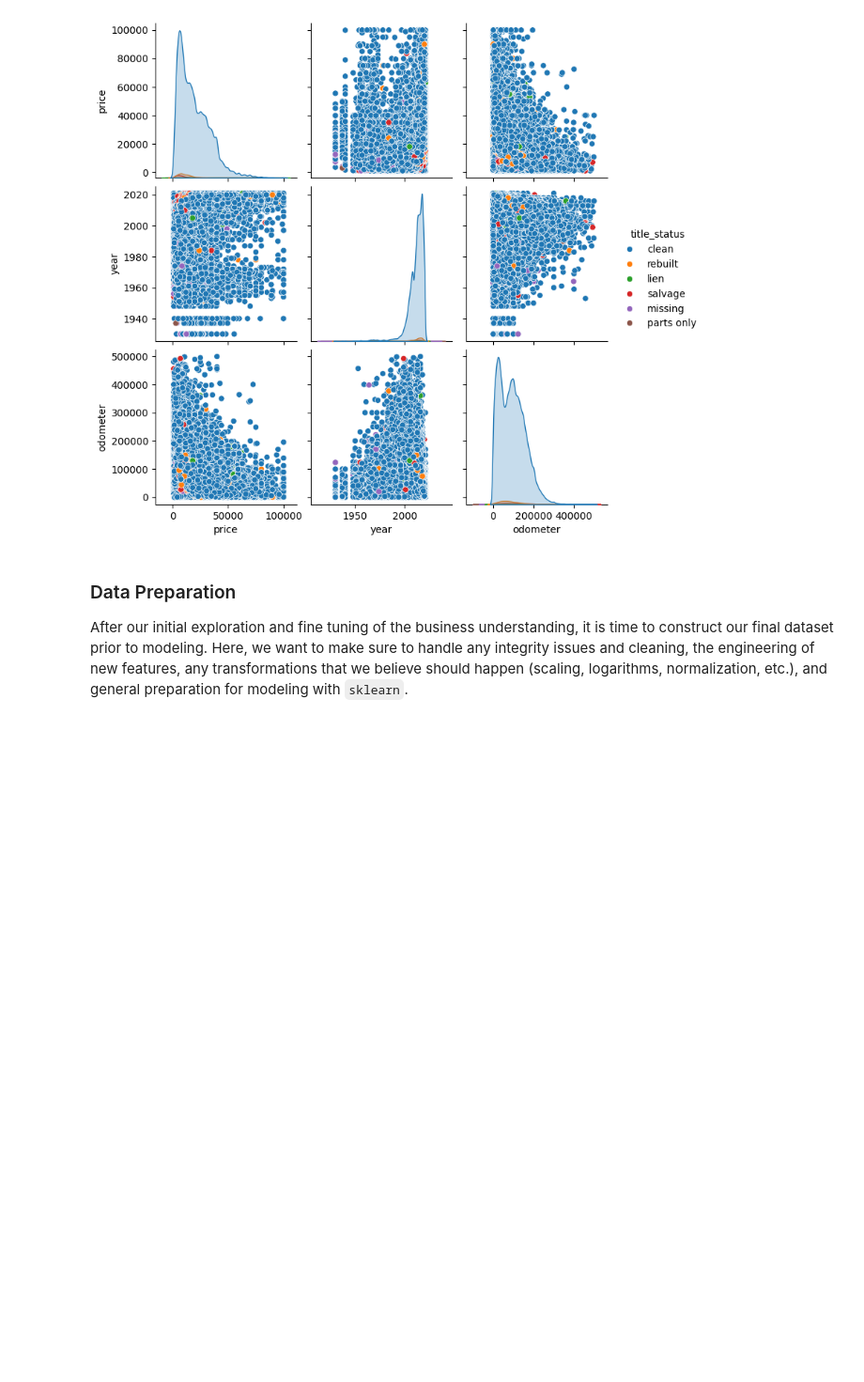
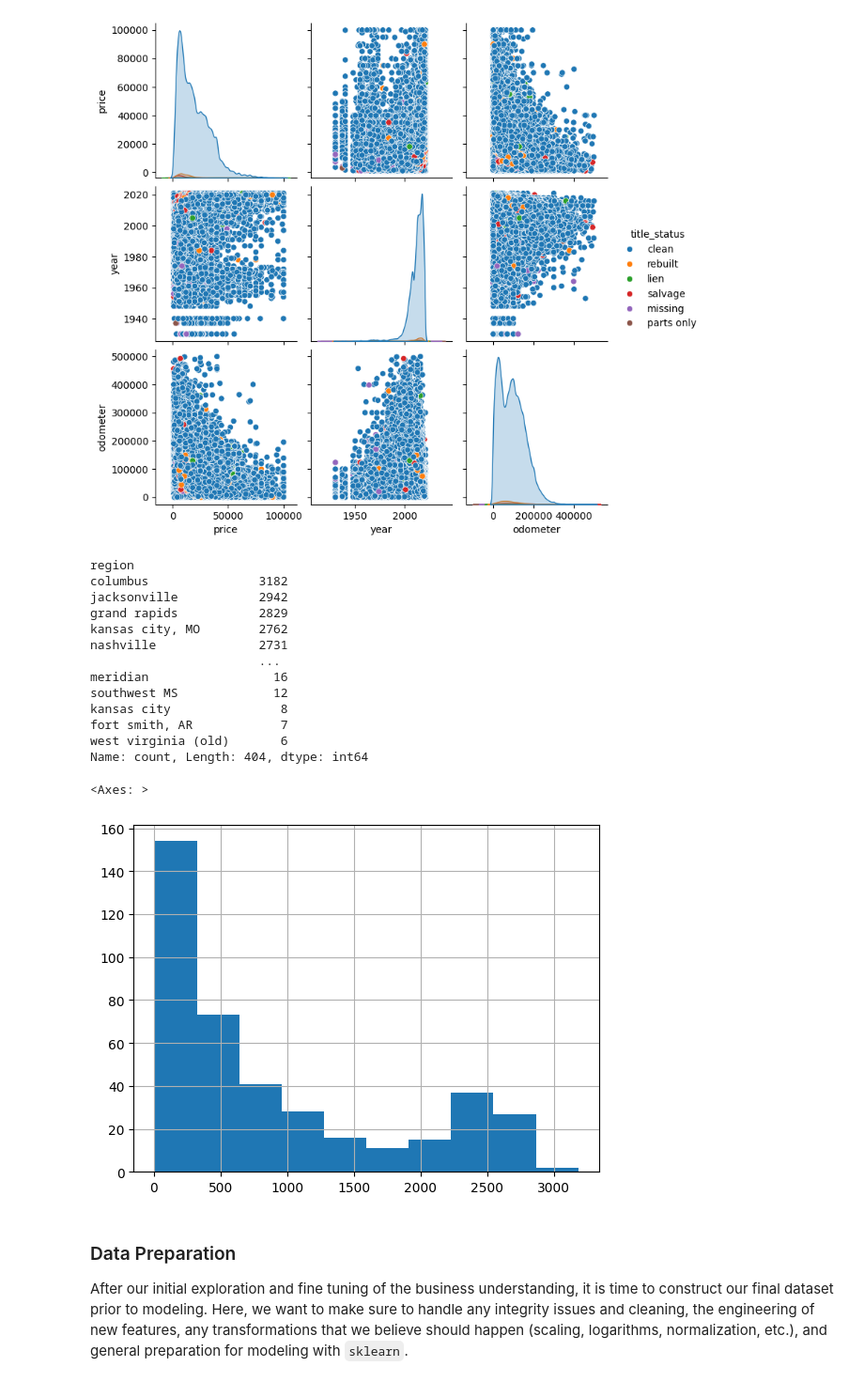
Before and after one commit to Raesu/pcmlai, a Jupyter notebook: Module 11/prompt_II.ipynb, the cells around one changed output. Shown at 94% size. Cells and saved outputs as stored; diff of their text form; code cells hidden in the pictures; blank space fills up the shorter version.

```diff
--- a/Module 11/prompt_II.ipynb
+++ b/Module 11/prompt_II.ipynb
@@ -418,6 +419,26 @@ sns.pairplot(df[['price', 'year', 'odometer','title_status']], hue='title_status
 # %% [output]
 <seaborn.axisgrid.PairGrid at 0x...>
 [figure]
+# %%
+# 404 regions with bimodal distribution of counts
+display(df.value_counts('region'))
+df.value_counts('region').hist()
+# %% [output]
+region
+columbus               3182
+jacksonville           2942
+grand rapids           2829
+kansas city, MO        2762
+nashville              2731
+                       ...
+meridian                 16
+southwest MS             12
+kansas city               8
+fort smith, AR            7
+west virginia (old)       6
+Name: count, Length: 404, dtype: int64
+<Axes: >
+[figure, added]
 # %% [markdown]
 ### Data Preparation
 
```
Also changed, not shown: parts of 13 cells of this notebook.
